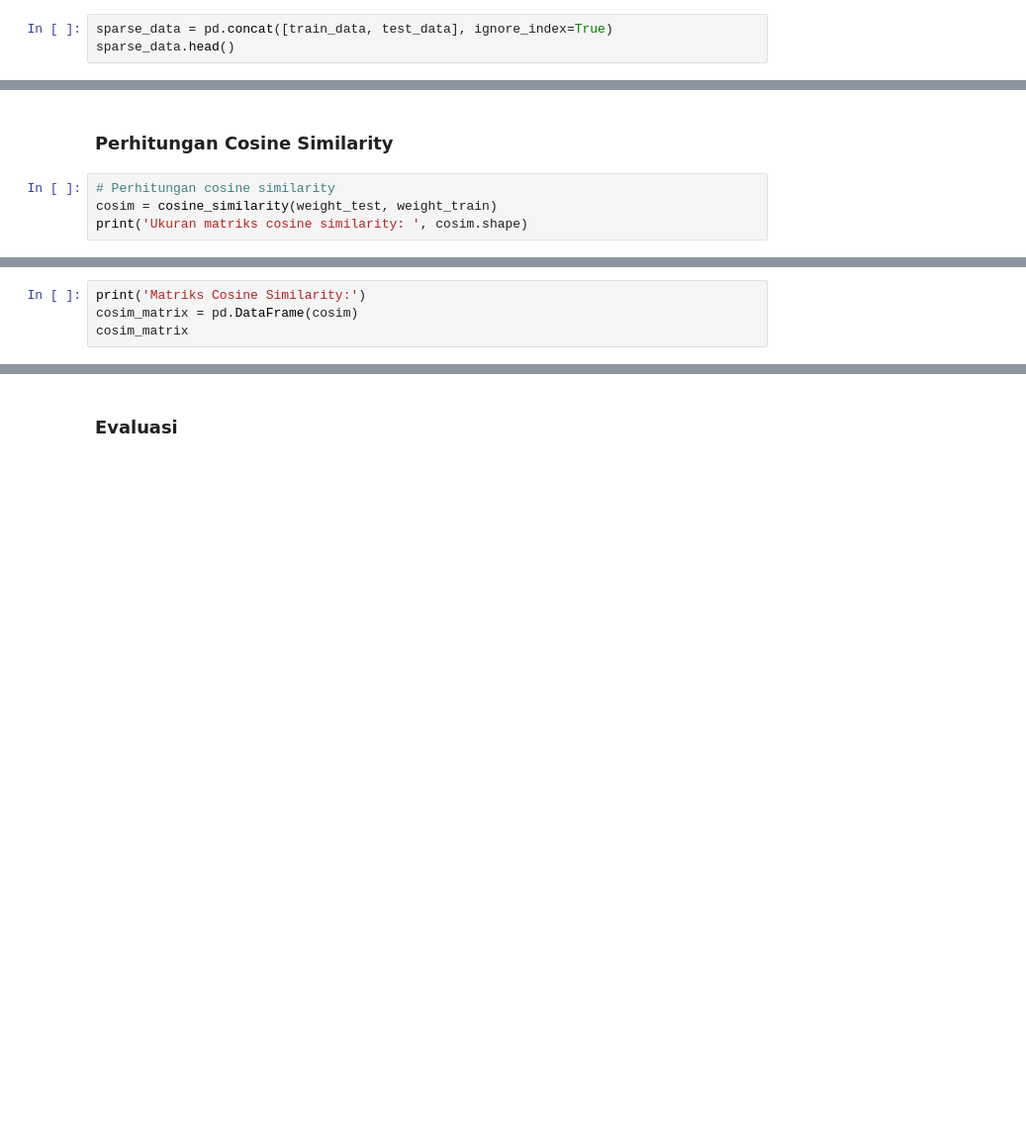
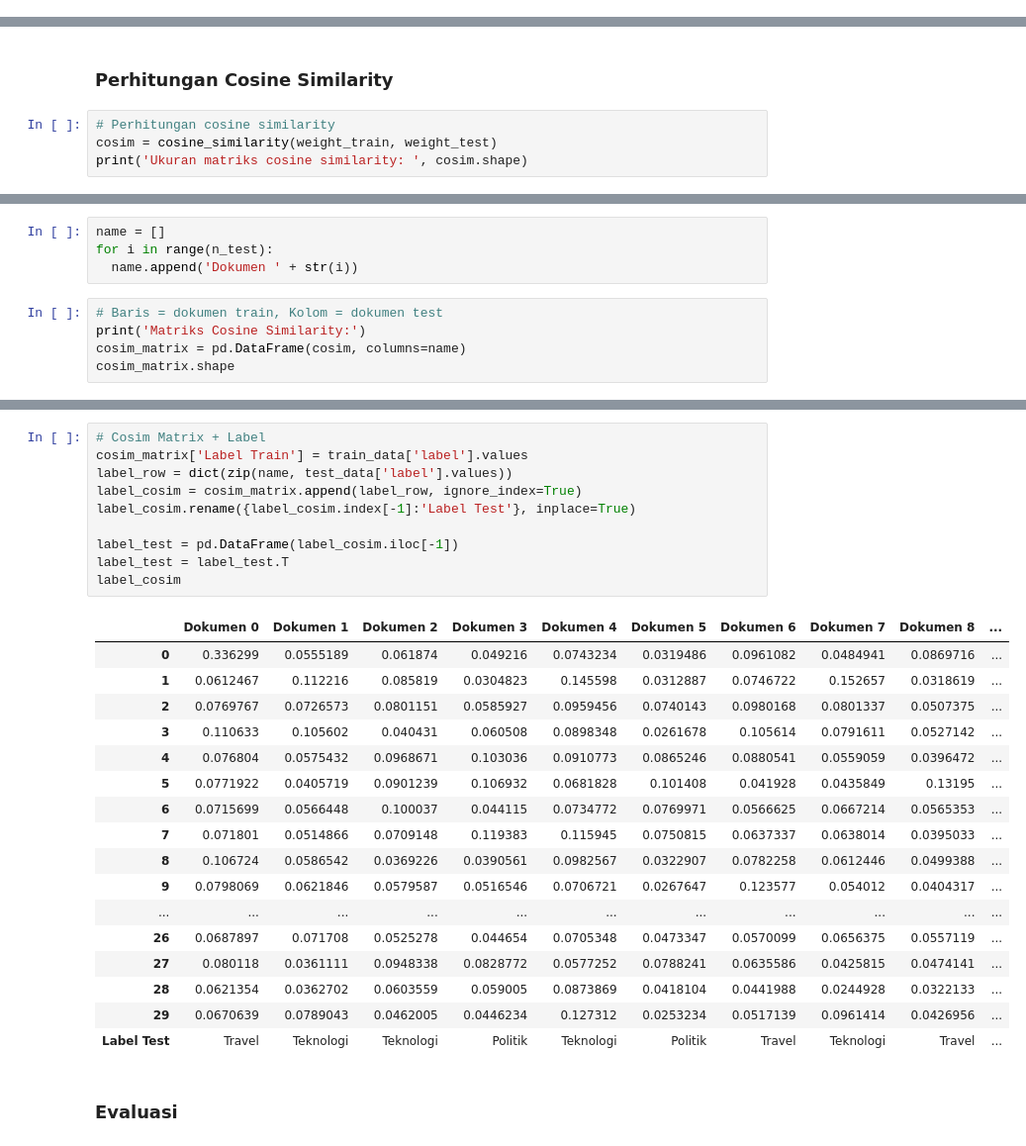
Before and after one commit to abuwildanm/Information-Retrieval, a Jupyter notebook: Projek.ipynb, the cells around one changed output, grey strips where cells are left out. Shown: that part at 99% size. Drawn from its saved outputs; the diff is of its cells as text; blank space fills up the shorter version.

```diff
--- a/Projek.ipynb
+++ b/Projek.ipynb
@@ -403,3 +377,0 @@ n_test = test_data.shape[0]
-# %%
-sparse_data = pd.concat([train_data, test_data], ignore_index=True)
-sparse_data.head()
@@ -448,5 +481,5 @@ weight_test = weight_matrix[n_train:]
 ### Perhitungan Cosine Similarity
 # %%
 # Perhitungan cosine similarity
-cosim = cosine_similarity(weight_test, weight_train)
+cosim = cosine_similarity(weight_train, weight_test)
 print('Ukuran matriks cosine similarity: ', cosim.shape)
@@ -453,4 +488,9 @@ print('Ukuran matriks cosine similarity: ', cosim.shape)
+# %%
+name = []
+for i in range(n_test):
+  name.append('Dokumen ' + str(i))
 # %%
+# Baris = dokumen train, Kolom = dokumen test
 print('Matriks Cosine Similarity:')
-cosim_matrix = pd.DataFrame(cosim)
-cosim_matrix
+cosim_matrix = pd.DataFrame(cosim, columns=name)
+cosim_matrix.shape
@@ -457,2 +523,30 @@ cosim_matrix
+# %%
+# Cosim Matrix + Label
+cosim_matrix['Label Train'] = train_data['label'].values
+label_row = dict(zip(name, test_data['label'].values))
+label_cosim = cosim_matrix.append(label_row, ignore_index=True)
+label_cosim.rename({label_cosim.index[-1]:'Label Test'}, inplace=True)
+
+label_test = pd.DataFrame(label_cosim.iloc[-1])
+label_test = label_test.T
+label_cosim
+# %% [output]
+|  | Dokumen 0 | Dokumen 1 | Dokumen 2 | Dokumen 3 | Dokumen 4 | Dokumen 5 | Dokumen 6 | Dokumen 7 | Dokumen 8 | ... |
+| 0 | 0.336299 | 0.0555189 | 0.061874 | 0.049216 | 0.0743234 | 0.0319486 | 0.0961082 | 0.0484941 | 0.0869716 | ... |
+| 1 | 0.0612467 | 0.112216 | 0.085819 | 0.0304823 | 0.145598 | 0.0312887 | 0.0746722 | 0.152657 | 0.0318619 | ... |
+| 2 | 0.0769767 | 0.0726573 | 0.0801151 | 0.0585927 | 0.0959456 | 0.0740143 | 0.0980168 | 0.0801337 | 0.0507375 | ... |
+| 3 | 0.110633 | 0.105602 | 0.040431 | 0.060508 | 0.0898348 | 0.0261678 | 0.105614 | 0.0791611 | 0.0527142 | ... |
+| 4 | 0.076804 | 0.0575432 | 0.0968671 | 0.103036 | 0.0910773 | 0.0865246 | 0.0880541 | 0.0559059 | 0.0396472 | ... |
+| 5 | 0.0771922 | 0.0405719 | 0.0901239 | 0.106932 | 0.0681828 | 0.101408 | 0.041928 | 0.0435849 | 0.13195 | ... |
+| 6 | 0.0715699 | 0.0566448 | 0.100037 | 0.044115 | 0.0734772 | 0.0769971 | 0.0566625 | 0.0667214 | 0.0565353 | ... |
+| 7 | 0.071801 | 0.0514866 | 0.0709148 | 0.119383 | 0.115945 | 0.0750815 | 0.0637337 | 0.0638014 | 0.0395033 | ... |
+| 8 | 0.106724 | 0.0586542 | 0.0369226 | 0.0390561 | 0.0982567 | 0.0322907 | 0.0782258 | 0.0612446 | 0.0499388 | ... |
+| 9 | 0.0798069 | 0.0621846 | 0.0579587 | 0.0516546 | 0.0706721 | 0.0267647 | 0.123577 | 0.054012 | 0.0404317 | ... |
+| ... | ... | ... | ... | ... | ... | ... | ... | ... | ... | ... |
+| 26 | 0.0687897 | 0.071708 | 0.0525278 | 0.044654 | 0.0705348 | 0.0473347 | 0.0570099 | 0.0656375 | 0.0557119 | ... |
+| 27 | 0.080118 | 0.0361111 | 0.0948338 | 0.0828772 | 0.0577252 | 0.0788241 | 0.0635586 | 0.0425815 | 0.0474141 | ... |
+| 28 | 0.0621354 | 0.0362702 | 0.0603559 | 0.059005 | 0.0873869 | 0.0418104 | 0.0441988 | 0.0244928 | 0.0322133 | ... |
+| 29 | 0.0670639 | 0.0789043 | 0.0462005 | 0.0446234 | 0.127312 | 0.0253234 | 0.0517139 | 0.0961414 | 0.0426956 | ... |
+| Label Test | Travel | Teknologi | Teknologi | Politik | Teknologi | Politik | Travel | Teknologi | Travel | ... |
 # %% [markdown]
 ### Evaluasi
```
Also changed, not shown: parts of 25 cells of this notebook.
